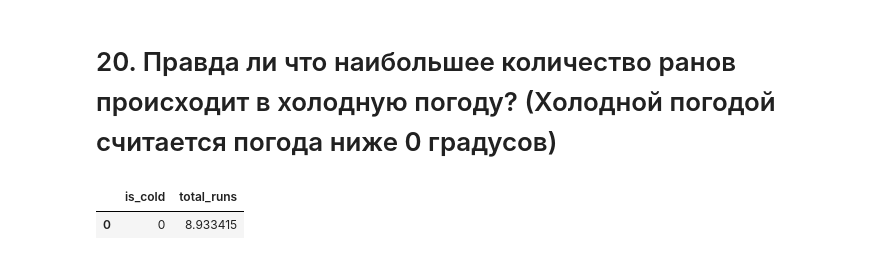
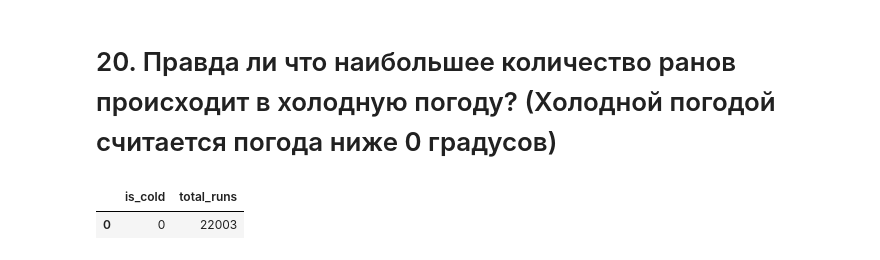
Before and after one commit to russlix/module_1, a Jupyter notebook: murashko_RA_module_1_homework.ipynb, the cells around one changed output. Drawn from its saved outputs; the diff is of its cells as text; code cells hidden in the pictures.

```diff
--- a/murashko_RA_module_1_homework.ipynb
+++ b/murashko_RA_module_1_homework.ipynb
@@ -414,11 +414,11 @@ tableValues
 # %%
 tableValues = data.copy()
 tableValues['is_cold'] = data['temperature'].apply(lambda x: 1 if x < 0 else 0)
 
-tableValues = tableValues.groupby(by=['is_cold'],as_index=False)['total_runs'].mean()
+tableValues = tableValues.groupby(by=['is_cold'],as_index=False)['total_runs'].sum()
 tableValues = tableValues.sort_values(by=['total_runs'],ascending=False)
 
 tableValues
 # %% [output]
 |  | is_cold | total_runs |
-| 0 | 0 | 8.933415 |
+| 0 | 0 | 22003 |
```
Also changed, not shown: parts of 1 cell of this notebook.
